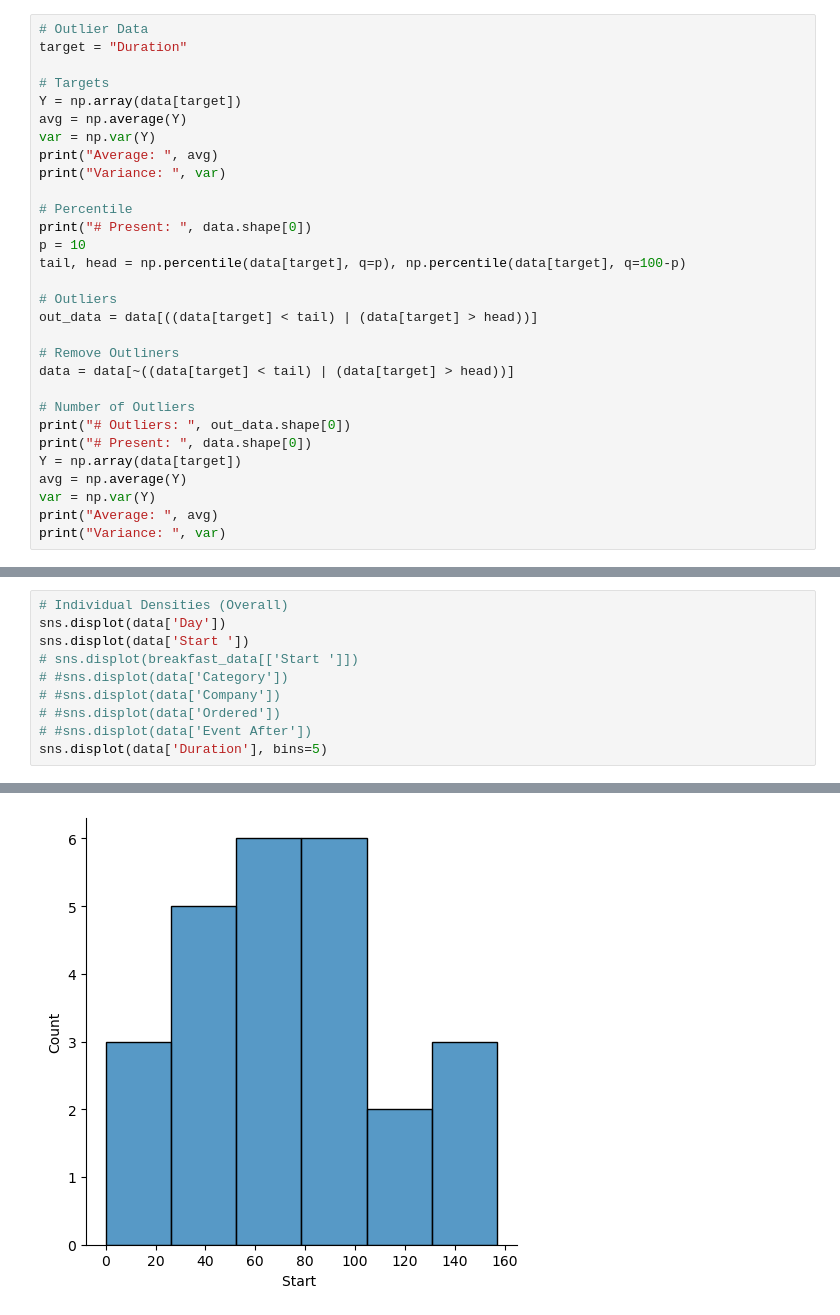
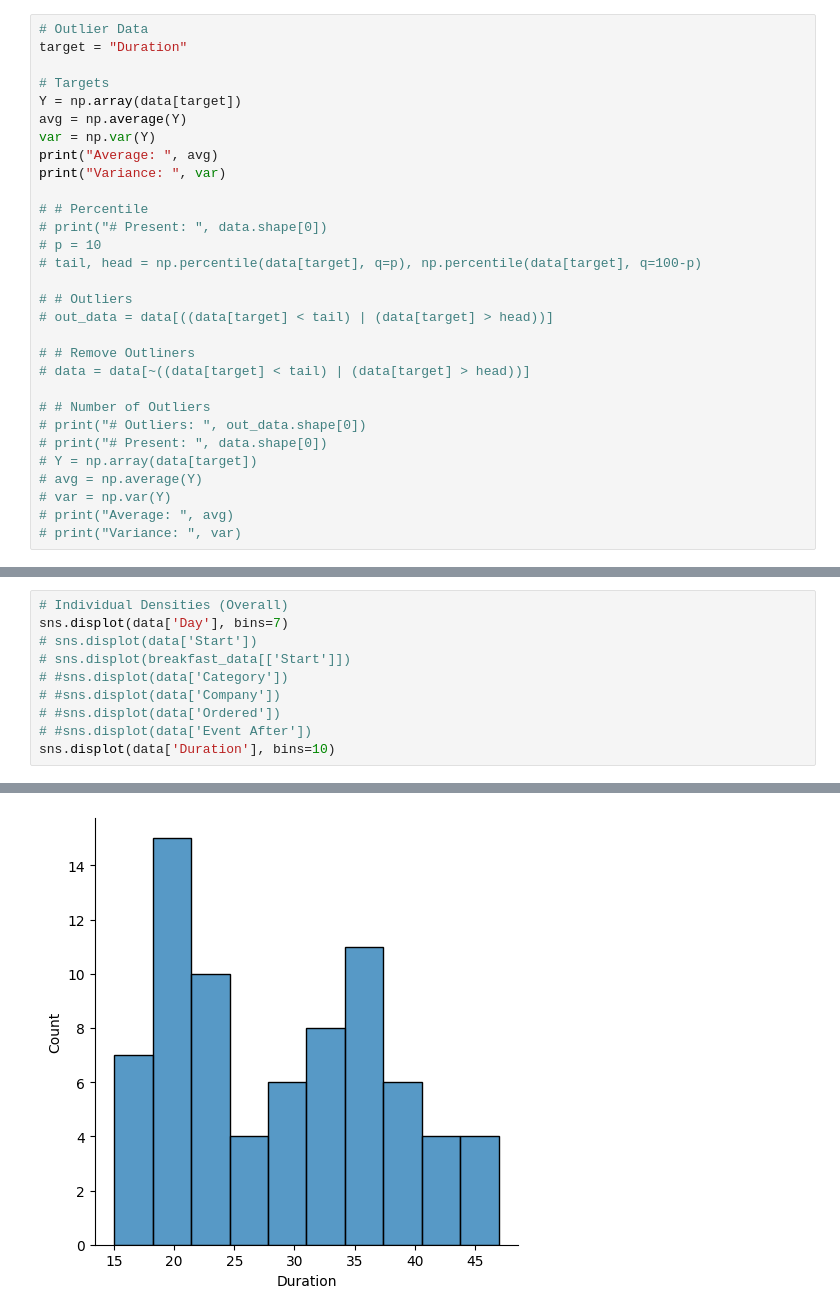
Before and after one commit to Rahuboy/regression-exploration, a Jupyter notebook: Problem1/1_eda.ipynb, the cells around one changed output, grey strips where cells are left out. Drawn from its saved outputs; the diff is of its cells as text.

Commit message:
added model, other stuff. Still need to alter data

```diff
--- a/Problem1/1_eda.ipynb
+++ b/Problem1/1_eda.ipynb
@@ -56,23 +90,23 @@ var = np.var(Y)
 print("Average: ", avg)
 print("Variance: ", var)
 
-# Percentile
-print("# Present: ", data.shape[0])
-p = 10
-tail, head = np.percentile(data[target], q=p), np.percentile(data[target], q=100-p)
+# # Percentile
+# print("# Present: ", data.shape[0])
+# p = 10
+# tail, head = np.percentile(data[target], q=p), np.percentile(data[target], q=100-p)
 
-# Outliers
-out_data = data[((data[target] < tail) | (data[target] > head))]
+# # Outliers
+# out_data = data[((data[target] < tail) | (data[target] > head))]
 
-# Remove Outliners
-data = data[~((data[target] < tail) | (data[target] > head))]
+# # Remove Outliners
+# data = data[~((data[target] < tail) | (data[target] > head))]
 
-# Number of Outliers
-print("# Outliers: ", out_data.shape[0])
-print("# Present: ", data.shape[0])
-Y = np.array(data[target])
-avg = np.average(Y)
-var = np.var(Y)
-print("Average: ", avg)
-print("Variance: ", var)
+# # Number of Outliers
+# print("# Outliers: ", out_data.shape[0])
+# print("# Present: ", data.shape[0])
+# Y = np.array(data[target])
+# avg = np.average(Y)
+# var = np.var(Y)
+# print("Average: ", avg)
+# print("Variance: ", var)
 # %% [output]
@@ -125,12 +154,12 @@ plt.show()
 # %%
 # Individual Densities (Overall)
-sns.displot(data['Day'])
-sns.displot(data['Start '])
-# sns.displot(breakfast_data[['Start ']])
+sns.displot(data['Day'], bins=7)
+# sns.displot(data['Start'])
+# sns.displot(breakfast_data[['Start']])
 # #sns.displot(data['Category'])
 # #sns.displot(data['Company'])
 # #sns.displot(data['Ordered'])
 # #sns.displot(data['Event After'])
-sns.displot(data['Duration'], bins=5)
+sns.displot(data['Duration'], bins=10)
 # %% [output]
 <seaborn.axisgrid.FacetGrid at 0x...>
@@ -138 +167 @@ sns.displot(data['Duration'], bins=5)
-[figure, old version]
+[figure, new version]
```
Also changed, not shown: parts of 10 cells of this notebook, 5 other files.
